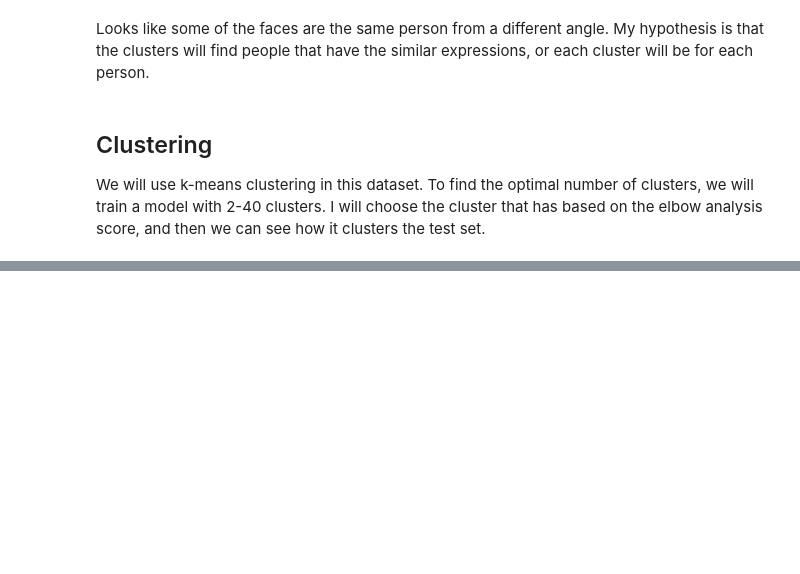
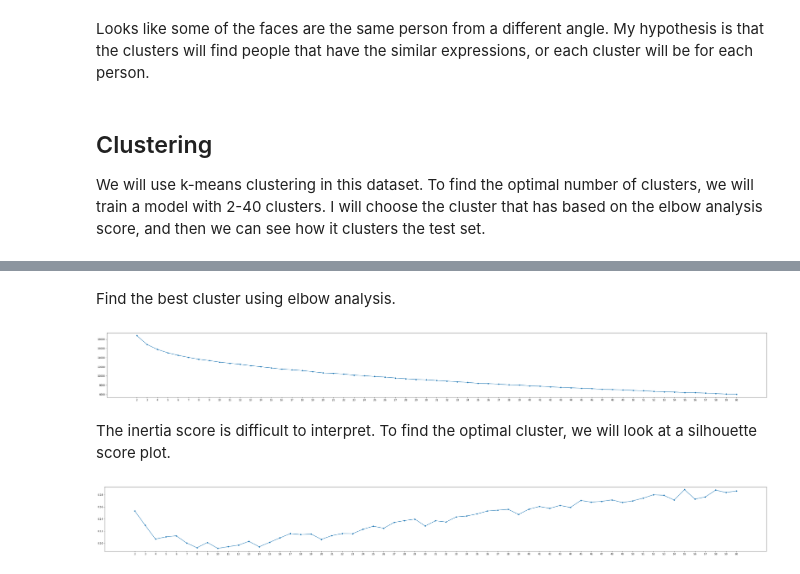
Before and after one commit to knolasco/Intro_to_ML_Course, a Jupyter notebook: Module5/OlvettiUnsupervised.ipynb, the cells around one changed output, grey strips where cells are left out. Drawn from its saved outputs; the diff is of its cells as text; code cells hidden in the pictures; blank space fills up the shorter version.

Commit message:
choosing optimal model and testing performance

```diff
--- a/Module5/OlvettiUnsupervised.ipynb
+++ b/Module5/OlvettiUnsupervised.ipynb
@@ -168,7 +168,8 @@ We will use k-means clustering in this dataset. To find the optimal number of cl
 from sklearn.cluster import KMeans
 from datetime import datetime
 
-def train_clusters(data, target, n_clusters = 40):
+N = 60
+def train_clusters(data, target, n_clusters = N):
 
     # set up dict to save cluster
     cluster_dict = {}
@@ -181,7 +182,7 @@ def train_clusters(data, target, n_clusters = 40):
         print('================================================\n')
         print('Begining clustering for {} -- {}'.format(cluster_name, start))
         # training
-        cluster_dict[cluster_name] = KMeans(n_clusters = cluster_ind, random_state = 8, n_init = 100, max_iter = 500).fit(data, target)
+        cluster_dict[cluster_name] = KMeans(n_clusters = cluster_ind, random_state = 8, n_init = 100).fit(data, target)
         end = datetime.now()
         print('{} completed -- {}'.format(cluster_name, end))
         print('Time elapsed : {}\n'.format(end - start))
@@ -209,2 +210,25 @@ Time elapsed : 0:00:16.153242
 
 ================================================
+# %% [markdown]
+Find the best cluster using elbow analysis.
+# %%
+def plot_elbow(model_dict, N):
+    # make inertia list
+    inertias = [model.inertia_ for _ ,model in model_dict.items()]
+    cluster_numbers = np.arange(2, N + 1)
+
+    # make plot
+    fig, axs = plt.subplots(1,1)
+    fig.set_size_inches(50,5)
+
+    g = sns.lineplot(x = cluster_numbers, y = inertias, ax = axs)
+    g = sns.scatterplot(x = cluster_numbers, y = inertias, ax = axs)
+    axs.set_xticks(cluster_numbers)
+
+    plt.show()
+# %%
+plot_elbow(cluster_dict, N)
+# %% [output]
+[figure, added]
+# %% [markdown]
+The inertia score is difficult to interpret. To find the optimal cluster, we will look at a silhouette score plot.
@@ -210,0 +253,4 @@ Time elapsed : 0:00:16.153242
+# %%
+plot_silhouette(cluster_dict, N)
+# %% [output]
+[figure, added]
```
Also changed, not shown: parts of 14 cells of this notebook.
